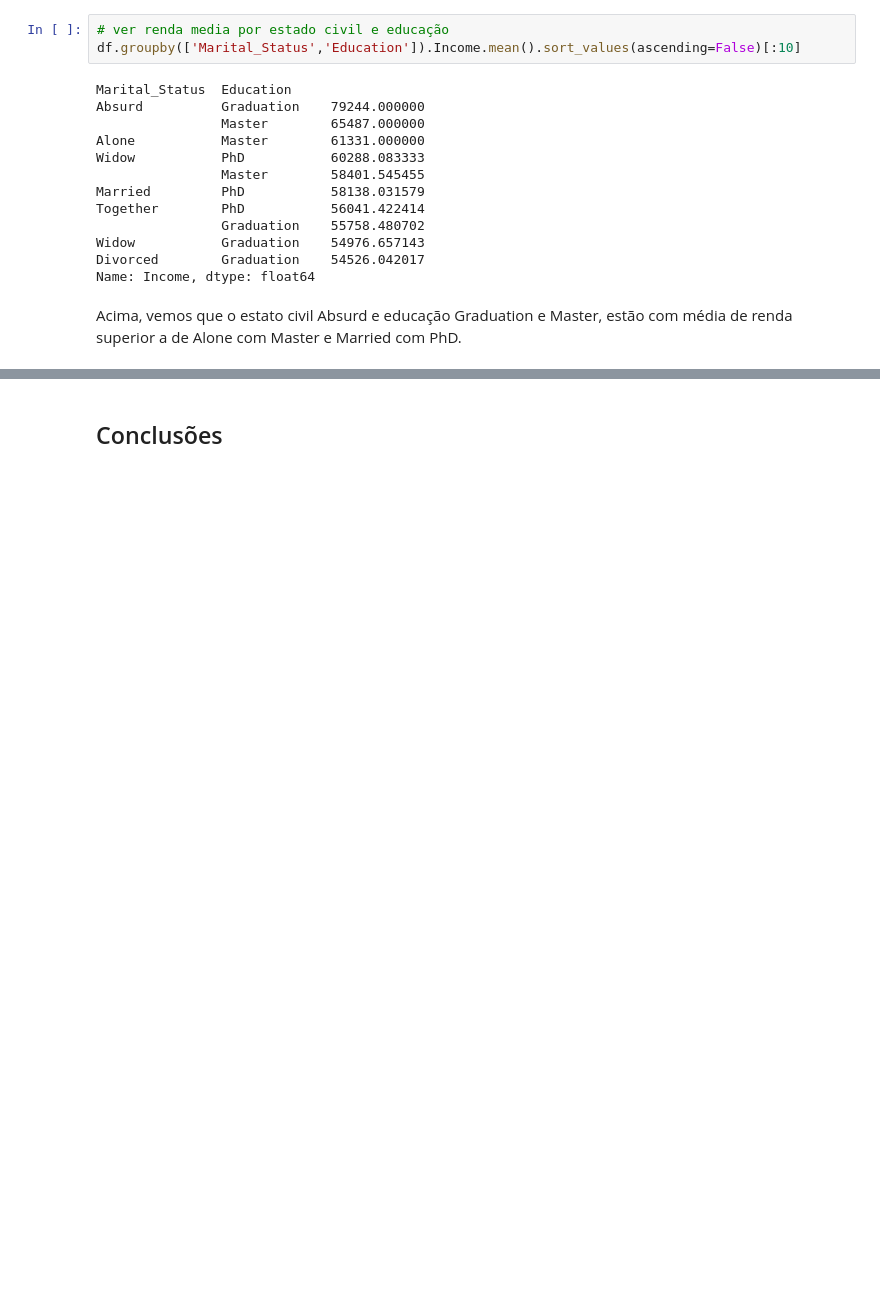
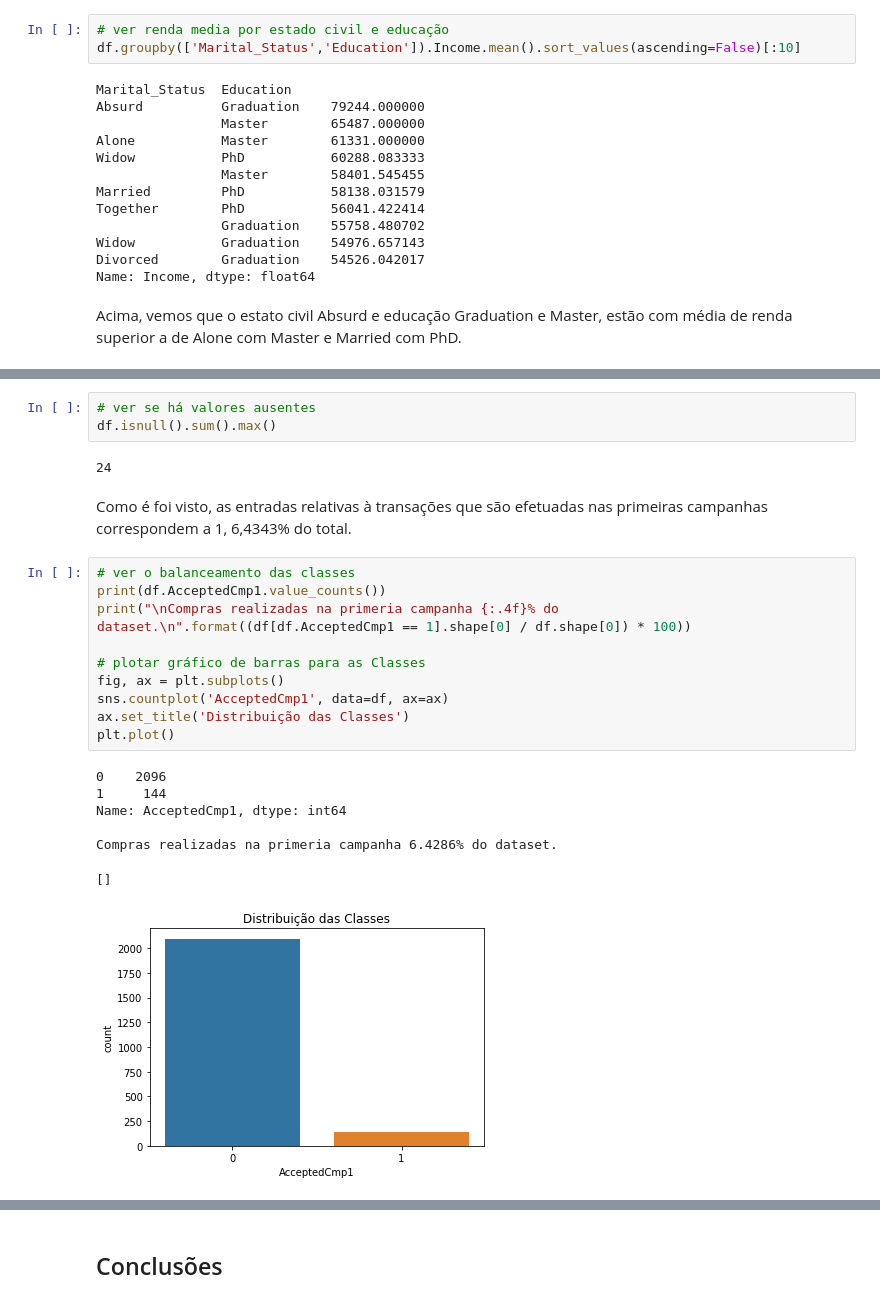
Before and after one commit to rodrigoreisbr-tech/data_science, a Jupyter notebook: Analisando_os_Dados_do_IFood.ipynb, the cells around one changed output, grey strips where cells are left out. Drawn from its saved outputs; the diff is of its cells as text; blank space fills up the shorter version.

```diff
--- a/Analisando_os_Dados_do_IFood.ipynb
+++ b/Analisando_os_Dados_do_IFood.ipynb
@@ -556,0 +445,25 @@ ValueError: ignored
+# %%
+# ver se há valores ausentes
+df.isnull().sum().max()
+# %% [output]
+24
+# %% [markdown]
+Como é foi visto, as entradas relativas à transações que são efetuadas nas primeiras campanhas correspondem a 1, 6,4343% do total.
+# %%
+# ver o balanceamento das classes
+print(df.AcceptedCmp1.value_counts())
+print("\nCompras realizadas na primeria campanha {:.4f}% do dataset.\n".format((df[df.AcceptedCmp1 == 1].shape[0] / df.shape[0]) * 100))
+
+# plotar gráfico de barras para as Classes
+fig, ax = plt.subplots()
+sns.countplot('AcceptedCmp1', data=df, ax=ax)
+ax.set_title('Distribuição das Classes')
+plt.plot()
+# %% [output]
+0    2096
+1     144
+Name: AcceptedCmp1, dtype: int64
+
+Compras realizadas na primeria campanha 6.4286% do dataset.
+[]
+[figure, added]
```
Also changed, not shown: parts of 26 cells of this notebook.
